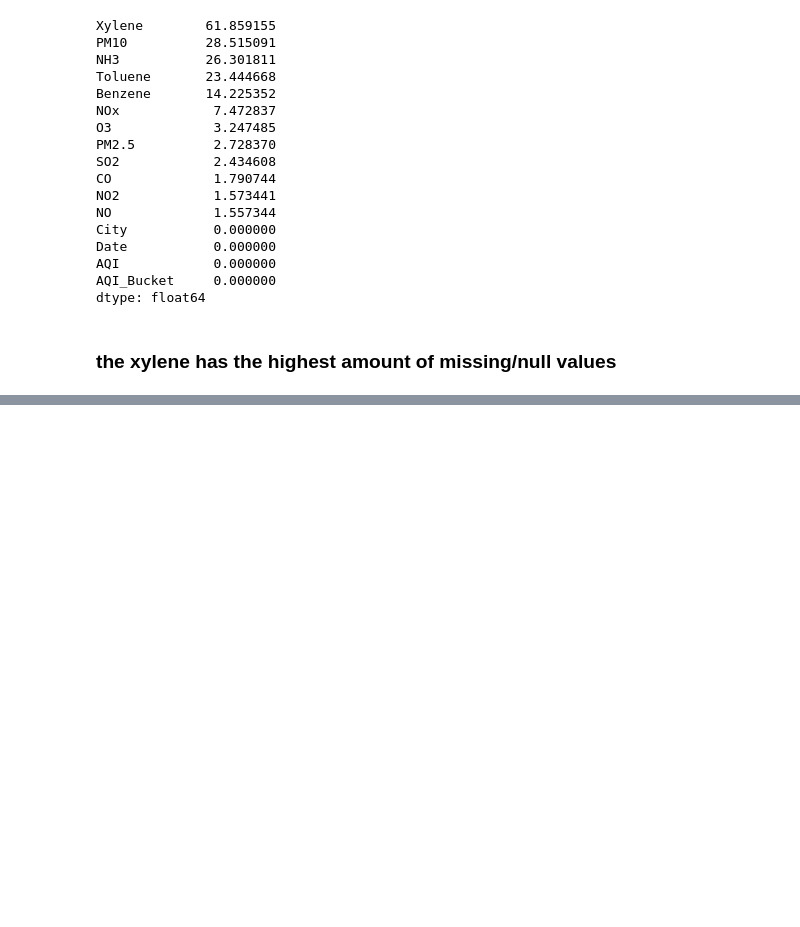
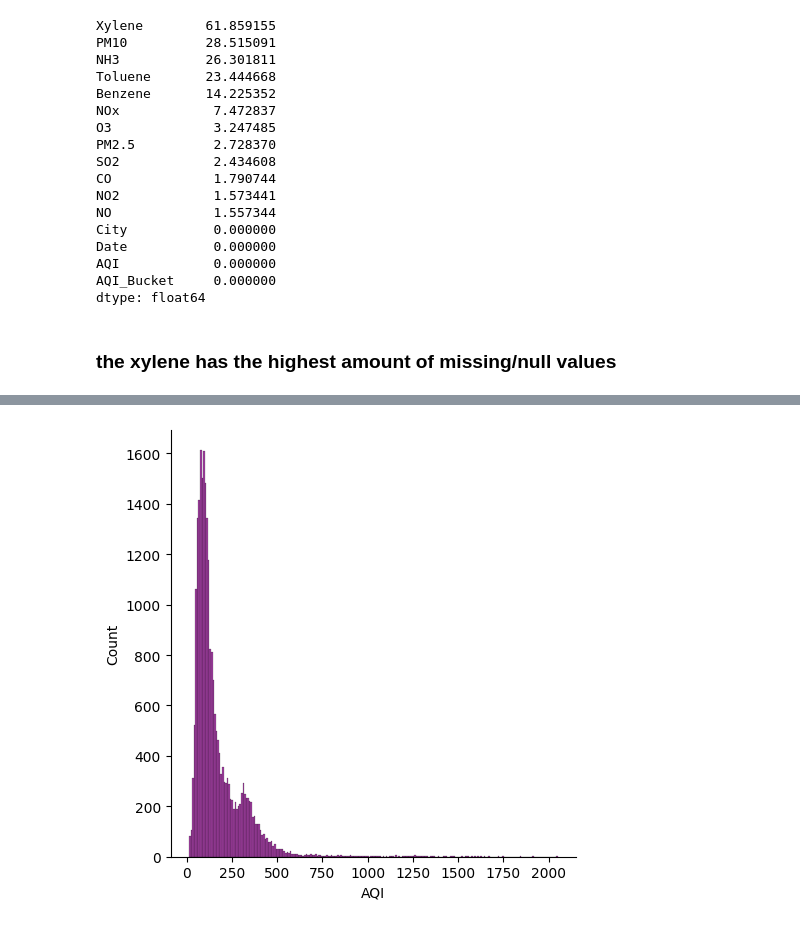
Before and after one commit to Sambhav260904/Air-Quality-Index-Prediction-Model, a Jupyter notebook: air quality index prediction model.ipynb, the cells around one changed output, grey strips where cells are left out. Drawn from its saved outputs; the diff is of its cells as text; code cells hidden in the pictures; blank space fills up the shorter version.

```diff
--- a/air quality index prediction model.ipynb
+++ b/air quality index prediction model.ipynb
@@ -141,0 +156,6 @@ dtype: float64
+# %%
+# distributor of AQI from 2015 to 2020
+sns.displot(df,x='AQI',color="purple")
+plt.show()
+# %% [output]
+[figure, added]
```
Also changed, not shown: parts of 28 cells of this notebook.
